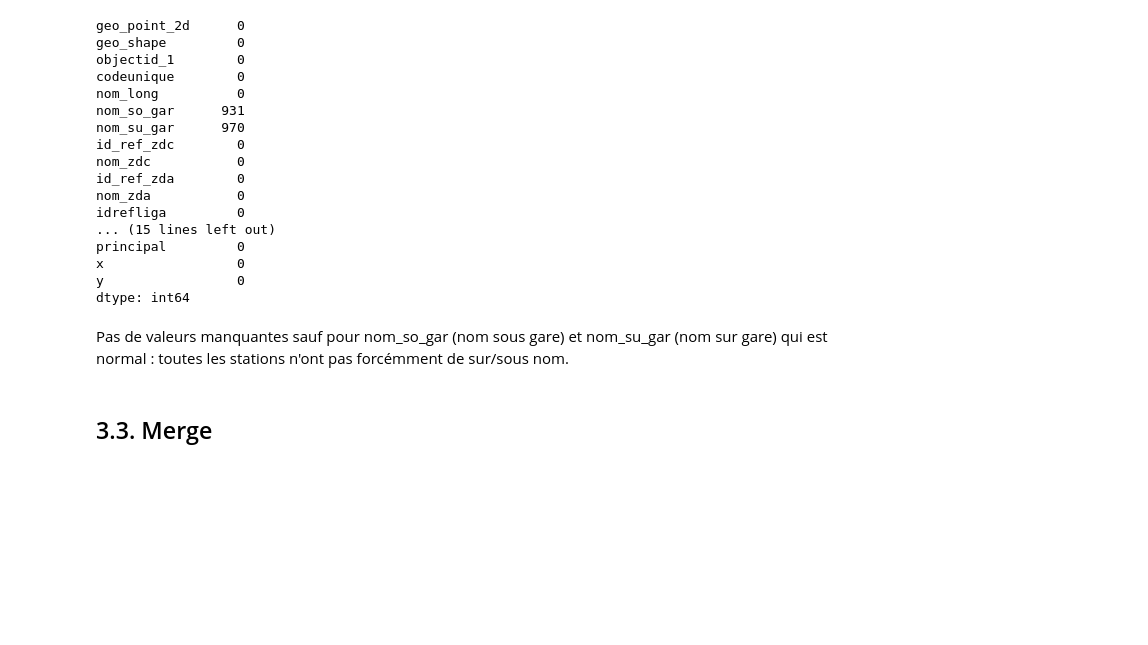
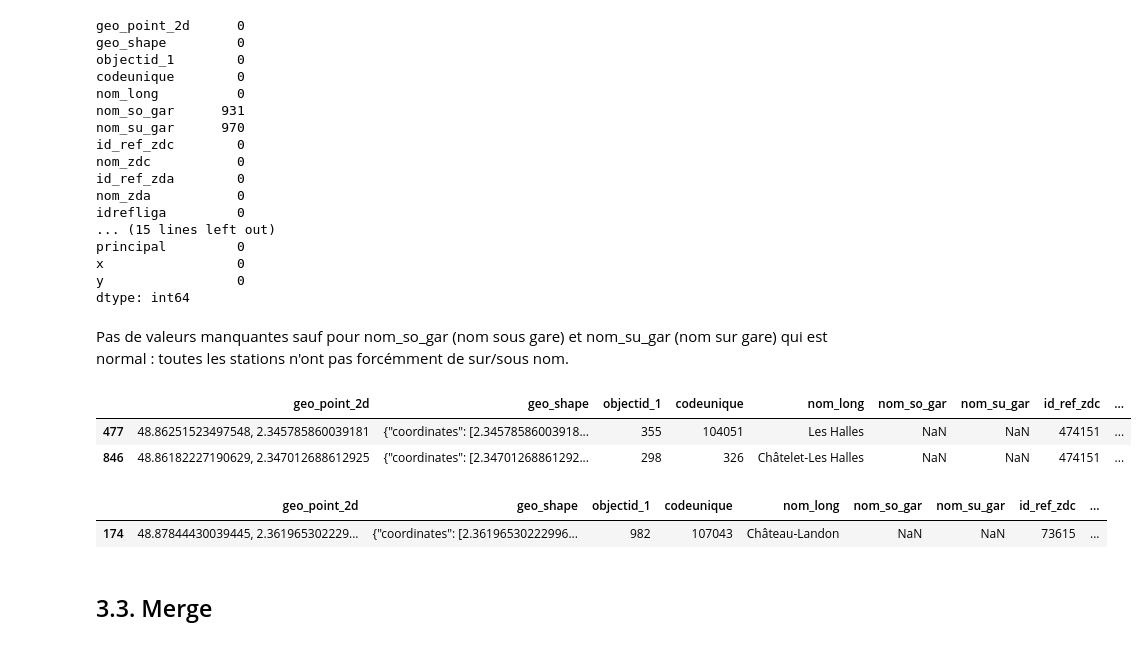
Before and after one commit to m1111111ke/idfm, a Jupyter notebook: notebooks/idfm.ipynb, the cells around one changed output. Cells and saved outputs as stored; diff of their text form; code cells hidden in the pictures; blank space fills up the shorter version.

Commit message:
Data cleaning + suppression doublons stations

```diff
--- a/notebooks/idfm.ipynb
+++ b/notebooks/idfm.ipynb
@@ -522,10 +561,22 @@ stations_df["termetro"] = stations_df["termetro"].astype(int)
 # %%
 # Correction de noms de stations et res_com.
 
+stations_df.loc[stations_df["id_ref_zdc"] == 478733, "nom_zdc"] = "Magenta"
+stations_df.loc[stations_df["id_ref_zdc"] == 478855, "nom_zdc"] = "Etampes"
 stations_df.loc[stations_df["id_ref_zdc"] == 71697, "nom_zdc"] = "Avron"
 stations_df.loc[stations_df["id_ref_zdc"] == 479928, "nom_zdc"] = "Buzenval"
 stations_df.loc[stations_df["id_ref_zdc"] == 73688, "nom_zdc"] = "Havre-Caumartin"
 
+
+
 stations_df.loc[stations_df["id_ref_zdc"] == 71697, "res_com"] = "METRO 9"
 stations_df.loc[stations_df["id_ref_zdc"] == 479928, "res_com"] = "METRO 2"
 stations_df.loc[stations_df["id_ref_zdc"] == 73688, "res_com"] = "METRO 3 / METRO 9"
+
+
+# Correction Châtelet les Halles. A VERIFIER CAR MODIFS PAS REPERCUTEES
+
+stations_df.loc[(stations_df["id_ref_zdc"] == 474151) & (stations_df["nom_zdc"] == "Châtelet les Halles"), "res_com"] = "RER A / RER B / RER D / METRO 4"
+stations_df.loc[(stations_df["id_ref_zdc"] == 474151) & (stations_df["nom_zdc"] == "Châtelet les Halles"), "mode"] = "RER / METRO"
+stations_df.loc[(stations_df["id_ref_zdc"] == 474151) & (stations_df["nom_zdc"] == "Châtelet les Halles"), "metro"] = 1
+stations_df["metro"] = stations_df["metro"].astype(int)
@@ -535,0 +583,6 @@ stations_df.loc[stations_df["id_ref_zdc"] == 73688, "res_com"] = "METRO 3 / METR
+# %%
+stations_df[stations_df["id_ref_zdc"] == '474151']
+# %% [output]
+|  | geo_point_2d | geo_shape | objectid_1 | codeunique | nom_long | nom_so_gar | nom_su_gar | id_ref_zdc | ... |
+| 477 | 48.86251523497548, 2.345785860039181 | {"coordinates": [2.34578586003918... | 355 | 104051 | Les Halles | NaN | NaN | 474151 | ... |
+| 846 | 48.86182227190629, 2.347012688612925 | {"coordinates": [2.34701268861292... | 298 | 326 | Châtelet-Les Halles | NaN | NaN | 474151 | ... |
@@ -535,0 +592,5 @@ stations_df.loc[stations_df["id_ref_zdc"] == 73688, "res_com"] = "METRO 3 / METR
+# %%
+stations_df[(stations_df["id_ref_zdc"] == '73615') & (stations_df["nom_zdc"] == "Château Landon")]
+# %% [output]
+|  | geo_point_2d | geo_shape | objectid_1 | codeunique | nom_long | nom_so_gar | nom_su_gar | id_ref_zdc | ... |
+| 174 | 48.87844430039445, 2.361965302229... | {"coordinates": [2.36196530222996... | 982 | 107043 | Château-Landon | NaN | NaN | 73615 | ... |
```
Also changed, not shown: parts of 12 cells of this notebook.
